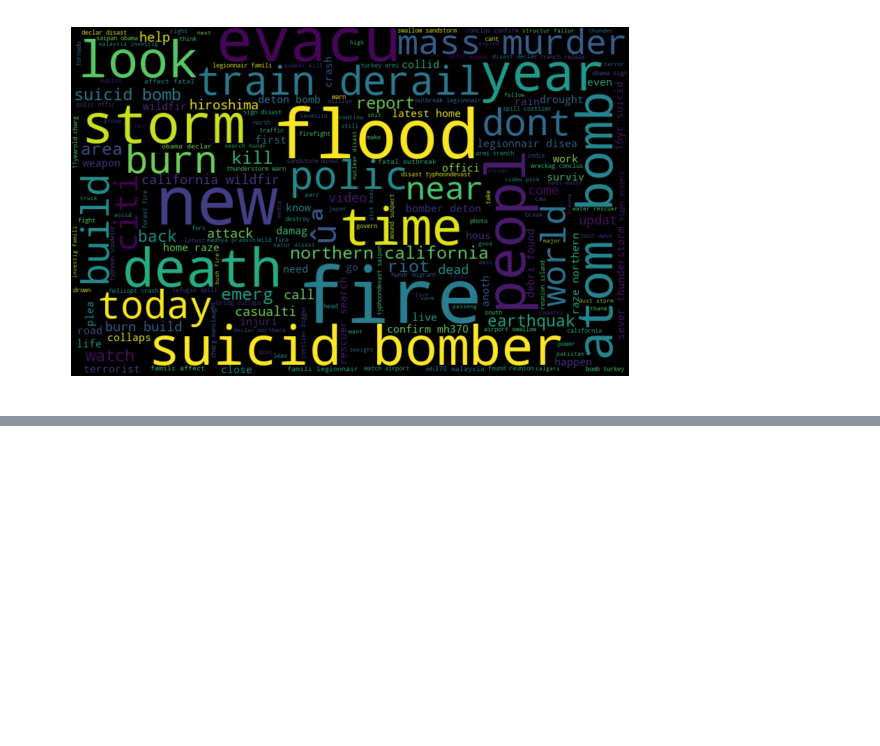
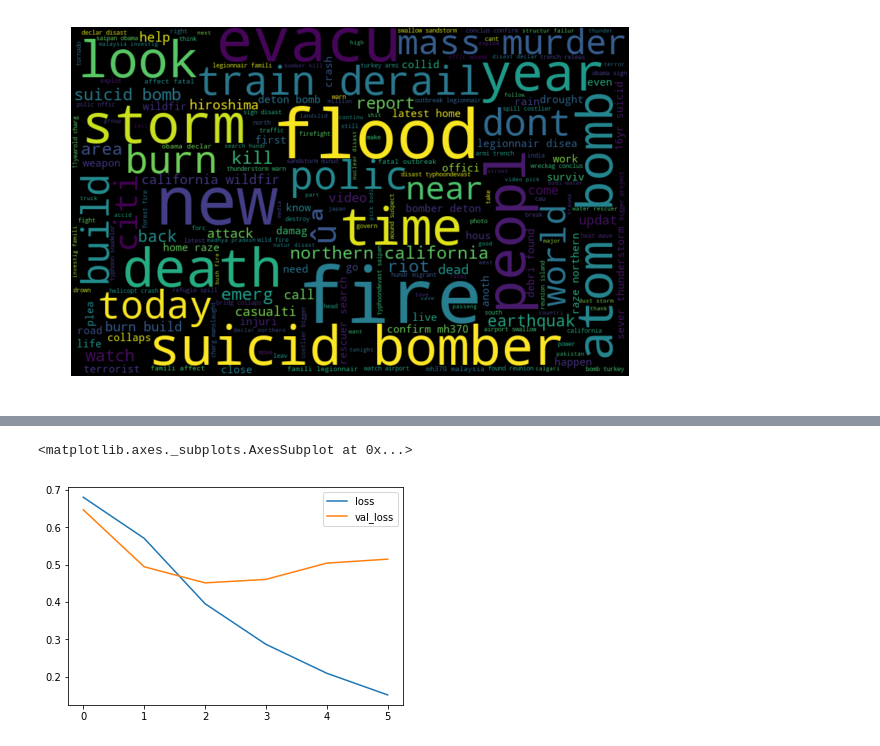
Before and after one commit to go4arjun/machineLearningTermProj, a Jupyter notebook: src/project_solution_nlp_sandy.ipynb, the cells around one changed output, grey strips where cells are left out. Saved outputs shown, nothing was run; the diff lists cells and outputs as text; code cells hidden in the pictures; blank space fills up the shorter version.

```diff
--- a/src/project_solution_nlp_sandy.ipynb
+++ b/src/project_solution_nlp_sandy.ipynb
@@ -471,0 +562,12 @@ weighted avg       0.80      0.80      0.79      2284
+# %%
+model = Sequential()
+model.add(Dense(30, activation='relu'))
+model.add(Dropout(0.5))
+
+model.add(Dense(15, activation='relu'))
+model.add(Dropout(0.5))
+
+model.add(Dense(1, activation='sigmoid'))
+model.compile(loss='binary_crossentropy', optimizer='adam')
+
+model.fit(x=messages_tfidf,y=y_train,epochs=100,validation_split=0.1,callbacks=[early_stop])
@@ -471,0 +593,6 @@ weighted avg       0.80      0.80      0.79      2284
+# %%
+model_loss = pd.DataFrame(model.history.history)
+model_loss.plot()
+# %% [output]
+<matplotlib.axes._subplots.AxesSubplot at 0x...>
+[figure, added]
```
Also changed, not shown: parts of 25 cells of this notebook.
